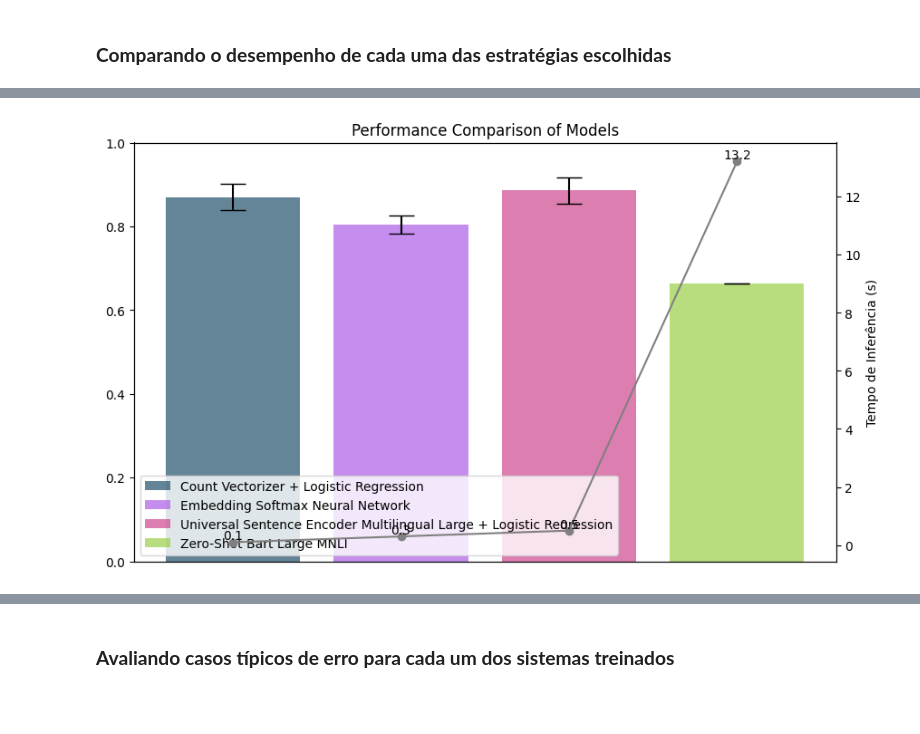
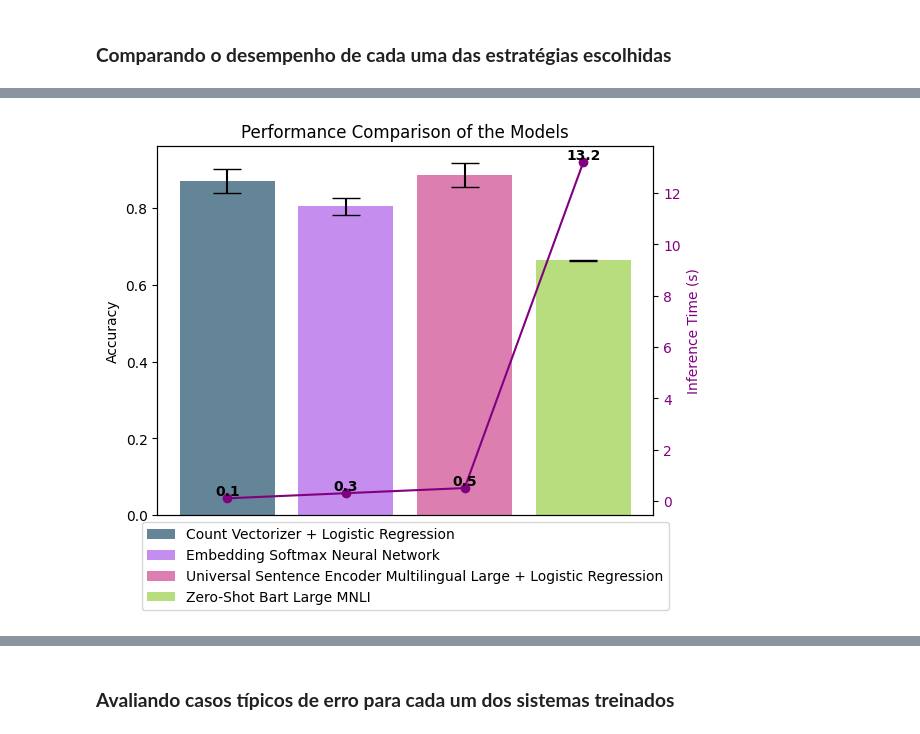
Before and after one commit to nicolecosta/nlpnicole, a Jupyter notebook: AF_NicoleSarvasi/promptSecurity.ipynb, the cells around one changed output, grey strips where cells are left out. Cells and saved outputs as stored; diff of their text form; code cells hidden in the pictures; blank space fills up the shorter version.

```diff
--- a/AF_NicoleSarvasi/promptSecurity.ipynb
+++ b/AF_NicoleSarvasi/promptSecurity.ipynb
@@ -447,38 +412,51 @@ plt.show()
 # %%
-# Creating the bar plot with confidence intervals
-plt.figure(figsize=(10, 6))
-models = ['Count Vectorizer + Logistic Regression', 'Embedding Softmax Neural Network', 'Universal Sentence Encoder Multilingual Large + Logistic Regression', 'Zero-Shot Bart Large MNLI']
+# Create a list of model labels
+models = ['Count Vectorizer + Logistic Regression', 'Embedding Softmax Neural Network',
+          'Universal Sentence Encoder Multilingual Large + Logistic Regression', 'Zero-Shot Bart Large MNLI']
+
+# Defining the colors of the bars
+colors = ['#23516b', '#ad5fe8', '#cf4890', '#9bcf48']
+
 mean_scores = [mean_score_a, mean_score_b, mean_score_c, mean_score_d]
 confidence_intervals = [confidence_interval_a, confidence_interval_b, confidence_interval_c, confidence_interval_d]
-# Definindo as cores das barras
-colors = ['#23516b', '#ad5fe8', '#cf4890', '#9bcf48']
+inference_time = [tempo_inf_a, tempo_inf_b, tempo_inf_c, tempo_inf_d]
 
-# Calcula o erro inferior e superior para cada modelo
+# Calculating the lower and upper errors for each model
 errors_lower = [mean - ci[0] if mean - ci[0] >= 0 else mean for mean, ci in zip(mean_scores, confidence_intervals)]
 errors_upper = [ci[1] - mean if ci[1] - mean >= 0 else mean for mean, ci in zip(mean_scores, confidence_intervals)]
 
-# Transpondo a lista para que possamos passar como yerr no gráfico de barras
+# Transposing the list to pass as yerr in the bar plot
 errors = np.array([errors_lower, errors_upper])
 
-bars = plt.bar(models, mean_scores, yerr=errors, align='center', alpha=0.7, ecolor='black', capsize=10, color=colors)
-plt.ylim(0, 1)
-plt.title('Performance Comparison of Models')
+# Plot the values
+fig, ax1 = plt.subplots()
 
-# Creating a legend for the models
-plt.legend(bars, models)
+# Plot sizes in blue
+ax1.bar(models, mean_scores, yerr=errors, align='center', alpha=0.7, ecolor='black', capsize=10, color=colors)
+ax1.set_ylabel('Accuracy', color='black')
+ax1.tick_params(axis='y', labelcolor='black')
 
-# Adding the inference time as a secondary y-axis
-inference_time = [tempo_inf_a,  tempo_inf_b, tempo_inf_c, tempo_inf_d]  # Replace with your inference time values
-ax2 = plt.twinx()
-ax2.plot(models, inference_time, color='grey', marker='o')
-ax2.set_ylabel('Tempo de Inferência (s)')
+# Create a secondary y-axis for RAM
+ax2 = ax1.twinx()
+
+# Plot RAM in orange
+ax2.plot(models, inference_time, marker='o', color='purple')
+ax2.set_ylabel('Inference Time (s)', color='purple')
+ax2.tick_params(axis='y', labelcolor='purple')
+
 # Adding text annotations on top of the markers
 for i, val in enumerate(inference_time):
-    plt.text(i, val, str(val), ha='center', va='bottom')
+    plt.text(i, val + 0.01, str(val), ha='center', va='bottom',color='black',fontweight='bold')
 
-# Removing the x-axis labels
+# Set title and labels
+plt.title('Performance Comparison of the Models')
+
 plt.xticks([])
 
+# Modifying the legend placement
+plt.legend(bars, models, bbox_to_anchor=(0.5, 0.0), loc='upper center')
+
+# Display the graph
 plt.show()
 # %% [output]
-[figure, old version]
+[figure, new version]
```
Also changed, not shown: parts of 28 cells of this notebook, 16 other files.
